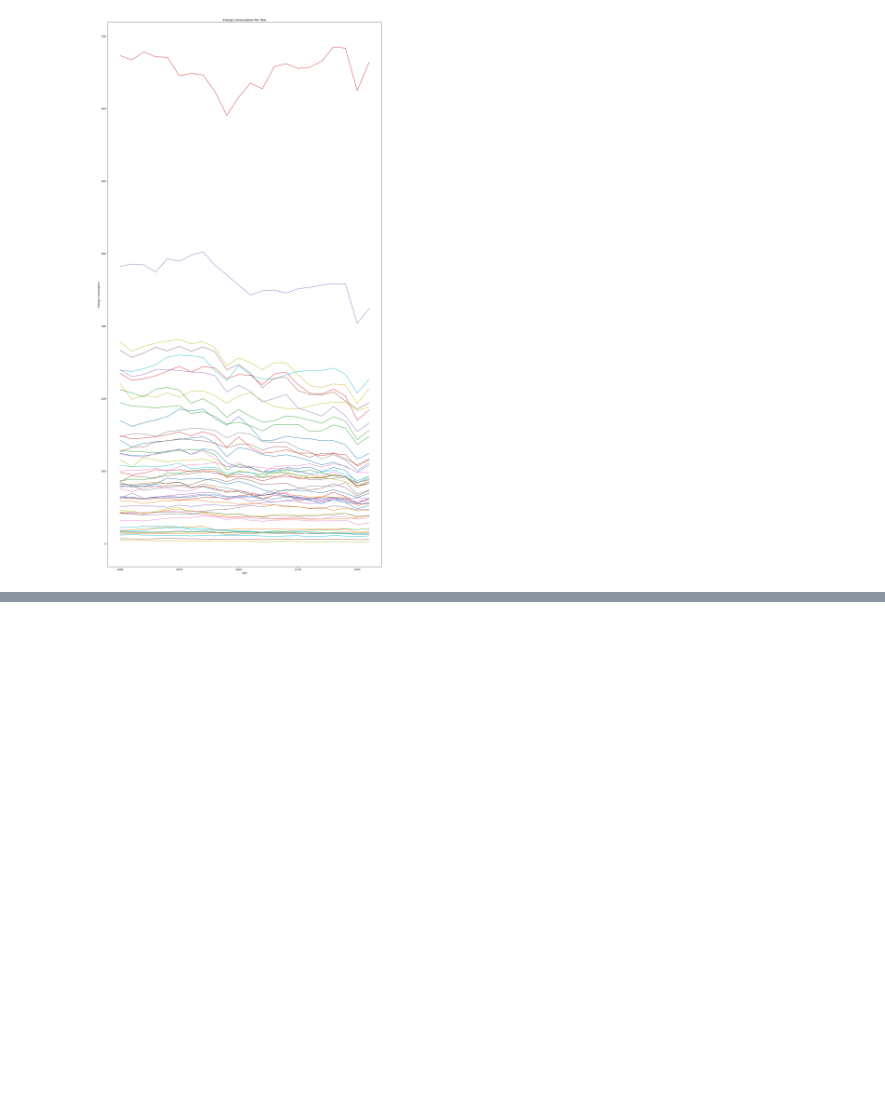
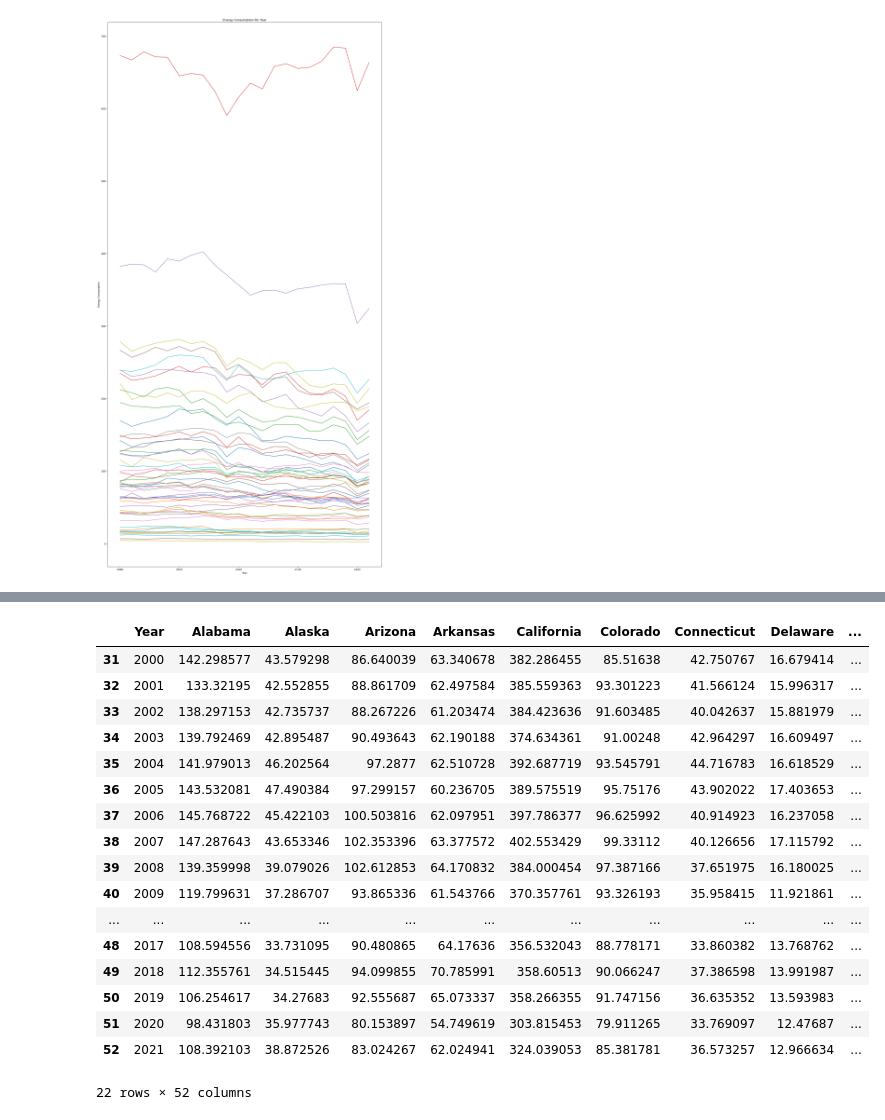
Before and after one commit to NathanYKo/Remote-CO2-Emissions189, a Jupyter notebook: final.ipynb, the cells around one changed output, grey strips where cells are left out. Cells and saved outputs as stored; diff of their text form; code cells hidden in the pictures; blank space fills up the shorter version.

```diff
--- a/final.ipynb
+++ b/final.ipynb
@@ -311,0 +358,21 @@ plt.show()
+# %%
+past_2000
+# %% [output]
+|  | Year | Alabama | Alaska | Arizona | Arkansas | California | Colorado | Connecticut | Delaware | ... |
+| 31 | 2000 | 142.298577 | 43.579298 | 86.640039 | 63.340678 | 382.286455 | 85.51638 | 42.750767 | 16.679414 | ... |
+| 32 | 2001 | 133.32195 | 42.552855 | 88.861709 | 62.497584 | 385.559363 | 93.301223 | 41.566124 | 15.996317 | ... |
+| 33 | 2002 | 138.297153 | 42.735737 | 88.267226 | 61.203474 | 384.423636 | 91.603485 | 40.042637 | 15.881979 | ... |
+| 34 | 2003 | 139.792469 | 42.895487 | 90.493643 | 62.190188 | 374.634361 | 91.00248 | 42.964297 | 16.609497 | ... |
+| 35 | 2004 | 141.979013 | 46.202564 | 97.2877 | 62.510728 | 392.687719 | 93.545791 | 44.716783 | 16.618529 | ... |
+| 36 | 2005 | 143.532081 | 47.490384 | 97.299157 | 60.236705 | 389.575519 | 95.75176 | 43.902022 | 17.403653 | ... |
+| 37 | 2006 | 145.768722 | 45.422103 | 100.503816 | 62.097951 | 397.786377 | 96.625992 | 40.914923 | 16.237058 | ... |
+| 38 | 2007 | 147.287643 | 43.653346 | 102.353396 | 63.377572 | 402.553429 | 99.33112 | 40.126656 | 17.115792 | ... |
+| 39 | 2008 | 139.359998 | 39.079026 | 102.612853 | 64.170832 | 384.000454 | 97.387166 | 37.651975 | 16.180025 | ... |
+| 40 | 2009 | 119.799631 | 37.286707 | 93.865336 | 61.543766 | 370.357761 | 93.326193 | 35.958415 | 11.921861 | ... |
+| ... | ... | ... | ... | ... | ... | ... | ... | ... | ... | ... |
+| 48 | 2017 | 108.594556 | 33.731095 | 90.480865 | 64.17636 | 356.532043 | 88.778171 | 33.860382 | 13.768762 | ... |
+| 49 | 2018 | 112.355761 | 34.515445 | 94.099855 | 70.785991 | 358.60513 | 90.066247 | 37.386598 | 13.991987 | ... |
+| 50 | 2019 | 106.254617 | 34.27683 | 92.555687 | 65.073337 | 358.266355 | 91.747156 | 36.635352 | 13.593983 | ... |
+| 51 | 2020 | 98.431803 | 35.977743 | 80.153897 | 54.749619 | 303.815453 | 79.911265 | 33.769097 | 12.47687 | ... |
+| 52 | 2021 | 108.392103 | 38.872526 | 83.024267 | 62.024941 | 324.039053 | 85.381781 | 36.573257 | 12.966634 | ... |
+22 rows × 52 columns
```
Also changed, not shown: parts of 13 cells of this notebook.
